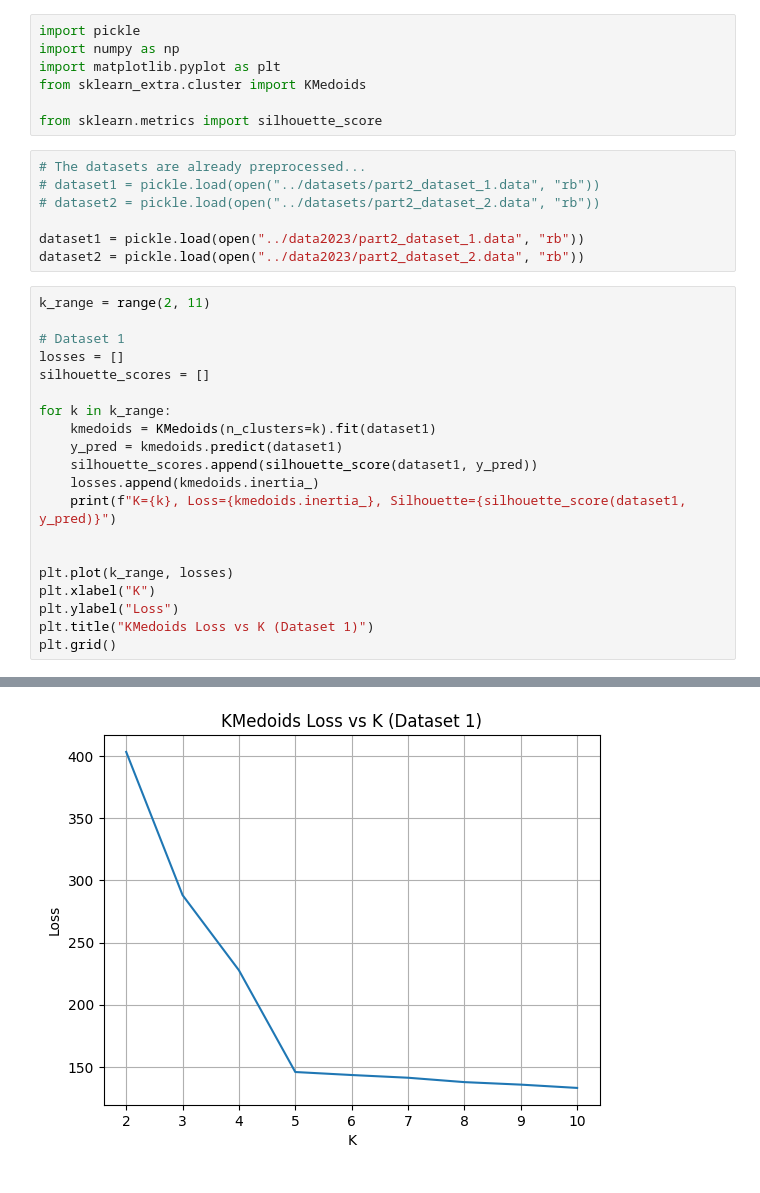
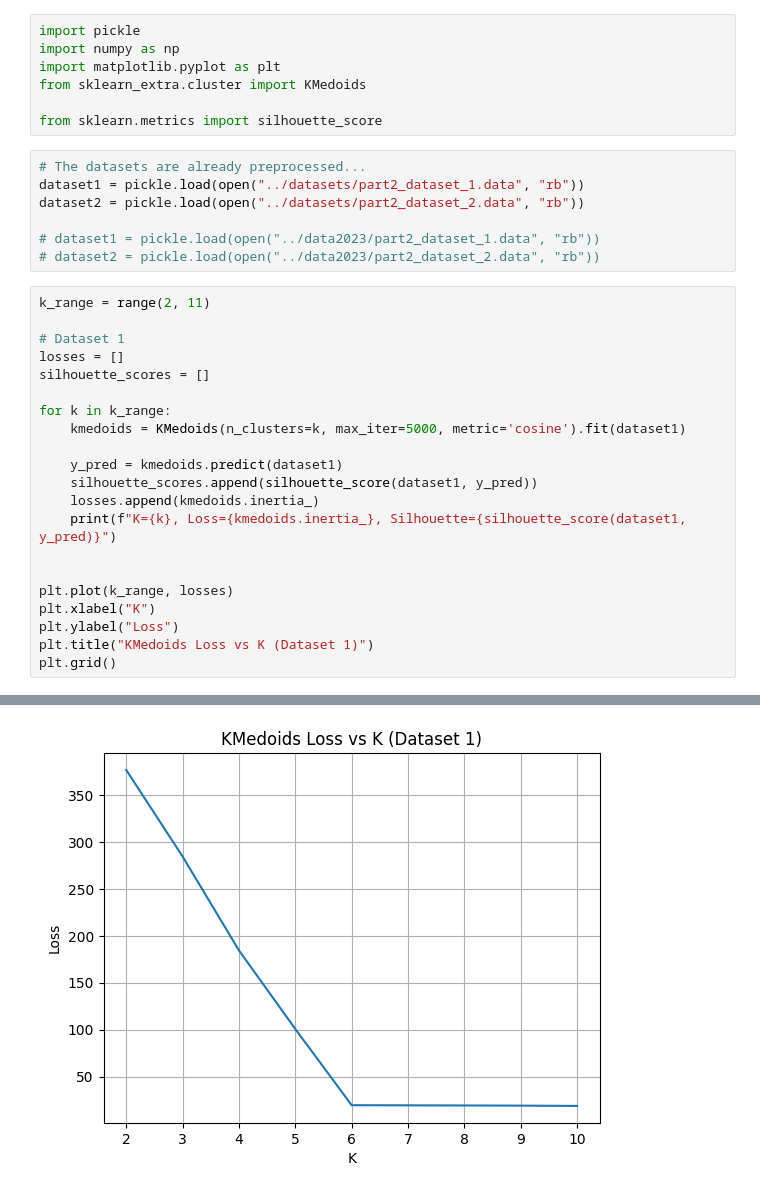
Before and after one commit to berkulutas/ml-hw2, a Jupyter notebook: Part2/kmedoids_experiments.ipynb, the cells around one changed output, grey strips where cells are left out. Cells and saved outputs as stored; diff of their text form.

Commit message:
kmedoid metric cosine update

```diff
--- a/Part2/kmedoids_experiments.ipynb
+++ b/Part2/kmedoids_experiments.ipynb
@@ -7,11 +7,11 @@ from sklearn_extra.cluster import KMedoids
 from sklearn.metrics import silhouette_score
 # %%
 # The datasets are already preprocessed...
-# dataset1 = pickle.load(open("../datasets/part2_dataset_1.data", "rb"))
-# dataset2 = pickle.load(open("../datasets/part2_dataset_2.data", "rb"))
+dataset1 = pickle.load(open("../datasets/part2_dataset_1.data", "rb"))
+dataset2 = pickle.load(open("../datasets/part2_dataset_2.data", "rb"))
 
-dataset1 = pickle.load(open("../data2023/part2_dataset_1.data", "rb"))
-dataset2 = pickle.load(open("../data2023/part2_dataset_2.data", "rb"))
+# dataset1 = pickle.load(open("../data2023/part2_dataset_1.data", "rb"))
+# dataset2 = pickle.load(open("../data2023/part2_dataset_2.data", "rb"))
 # %%
 k_range = range(2, 11)
 
@@ -20,7 +20,8 @@ losses = []
 silhouette_scores = []
 
 for k in k_range:
-    kmedoids = KMedoids(n_clusters=k).fit(dataset1)
+    kmedoids = KMedoids(n_clusters=k, max_iter=5000, metric='cosine').fit(dataset1)
+
     y_pred = kmedoids.predict(dataset1)
     silhouette_scores.append(silhouette_score(dataset1, y_pred))
     losses.append(kmedoids.inertia_)
@@ -45,4 +46,4 @@ K=10, Loss=133.0335693359375, Silhouette=0.26721715927124023
-[figure, old version]
+[figure, new version]
 # %%
 plt.plot(k_range, silhouette_scores)
 plt.xlabel("K")
```
Also changed, not shown: parts of 2 cells of this notebook, 1 other file.
